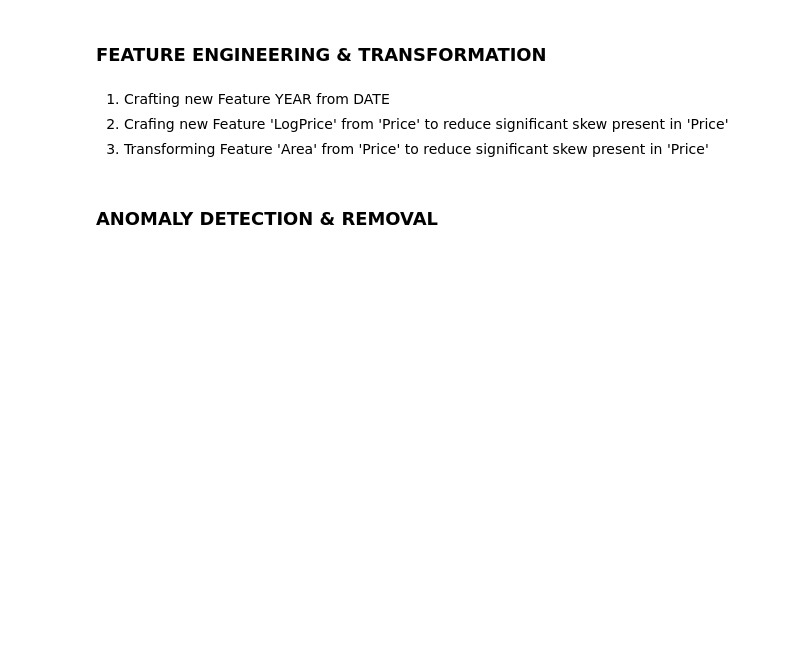
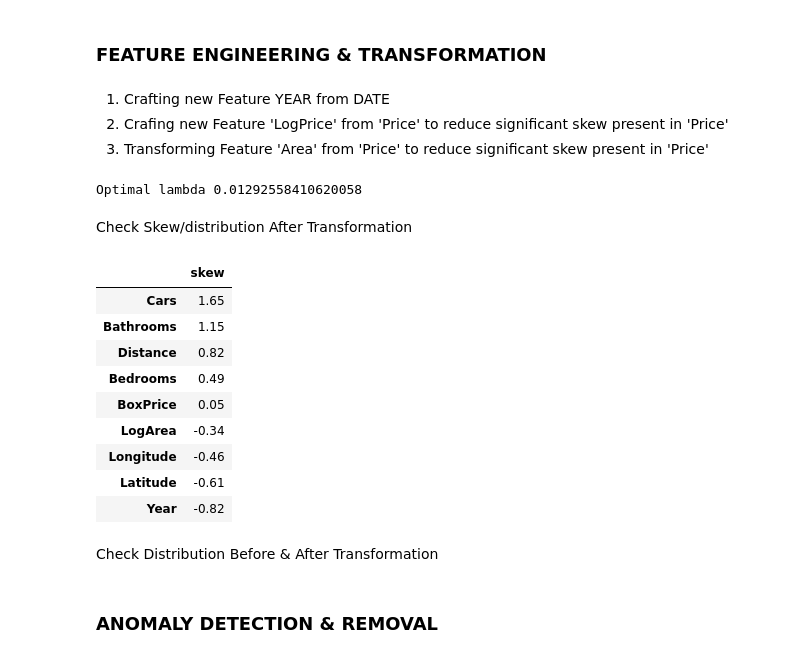
Before and after one commit to think-circle/MLrealestate, a Jupyter notebook: Real Estate Estimator.ipynb, the cells around one changed output. Drawn from its saved outputs; the diff is of its cells as text; code cells hidden in the pictures; blank space fills up the shorter version.

```diff
--- a/Real Estate Estimator.ipynb
+++ b/Real Estate Estimator.ipynb
@@ -131,14 +183,35 @@ skewness
 df['Date']= df['Date'].astype('datetime64[ns]')
 df['Year'] = df['Date'].dt.year
 # df['PricePerSqm'] = df['Price']/df['Area']
-df["LogPrice"] = np.log10(df["Price"])
+df['BoxPrice'], lam = stats.boxcox(df['Price'])
+print('Optimal lambda', lam)
+
+
+#df["LogPrice"] = np.log10(df["Price"])
 # Added Area after I realised that Area has large skew, hence applying log10 to reduce Skew & make it more Gausian/normal distribution
 # then applu Z score as it works best on Normal/Gausian Distribution
-df['Area'] = np.log10(df['Area'])
-num_feat = ['Bedrooms','Bathrooms','Cars','Area','Latitude','Longitude','Distance','Year','LogPrice']
+df['LogArea'],lamArea = stats.boxcox(df['Area'])
+df = df.drop(['Price','Date','Area'], axis = 1)
+# %% [output]
+Optimal lambda 0.01292558410620058
+# %% [markdown]
+Check Skew/distribution After Transformation
 # %%
-num_feat = ['Bedrooms','Bathrooms','Cars','Area','Latitude','Longitude','Distance','Year','LogPrice']
+num_feat = ['Bedrooms','Bathrooms','Cars','LogArea','Latitude','Longitude','Distance','Year','BoxPrice']
 #num_feat = df.dtypes[df.dtypes != 'object'].index
 skew_feats = df[num_feat].skew().sort_values(ascending=False)
 skewness = pd.DataFrame({'skew': skew_feats})
 skewness
+# %% [output]
+|  | skew |
+| Cars | 1.65 |
+| Bathrooms | 1.15 |
+| Distance | 0.82 |
+| Bedrooms | 0.49 |
+| BoxPrice | 0.05 |
+| LogArea | -0.34 |
+| Longitude | -0.46 |
+| Latitude | -0.61 |
+| Year | -0.82 |
+# %% [markdown]
+Check Distribution Before & After Transformation
```
Also changed, not shown: parts of 44 cells of this notebook, 24 other files.
